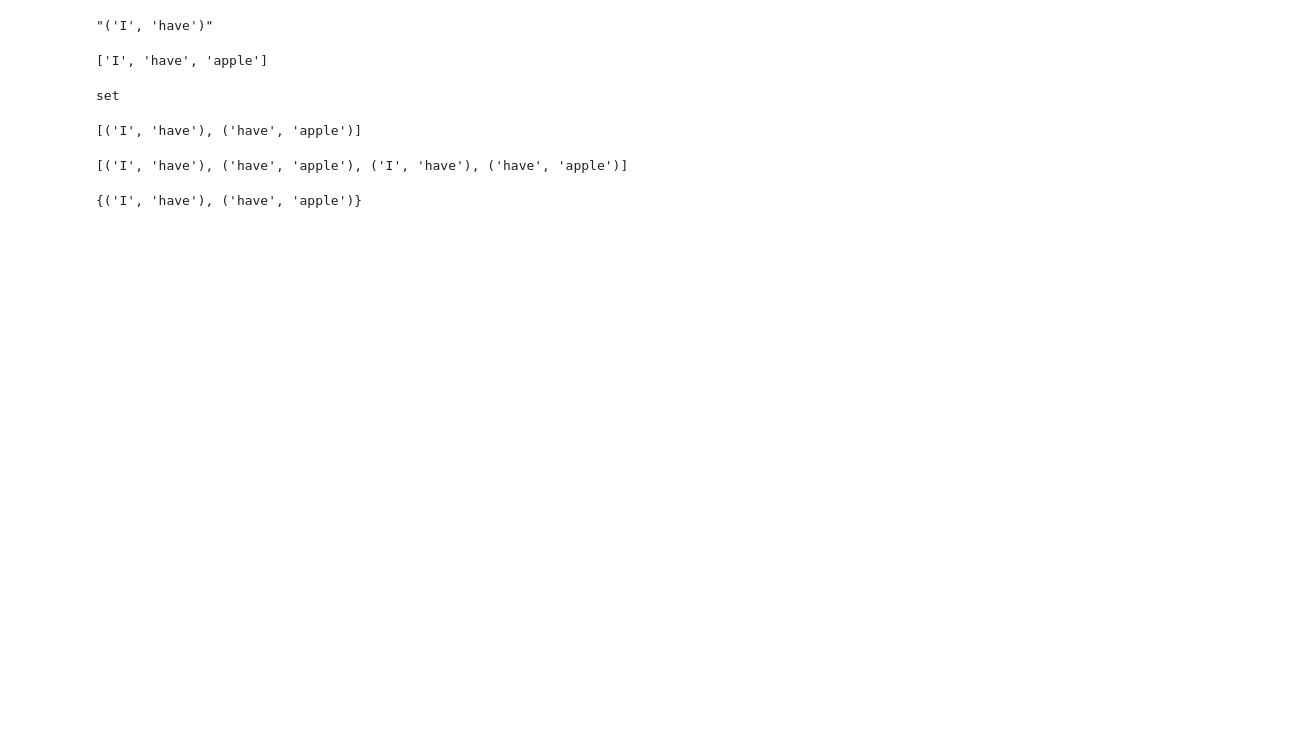
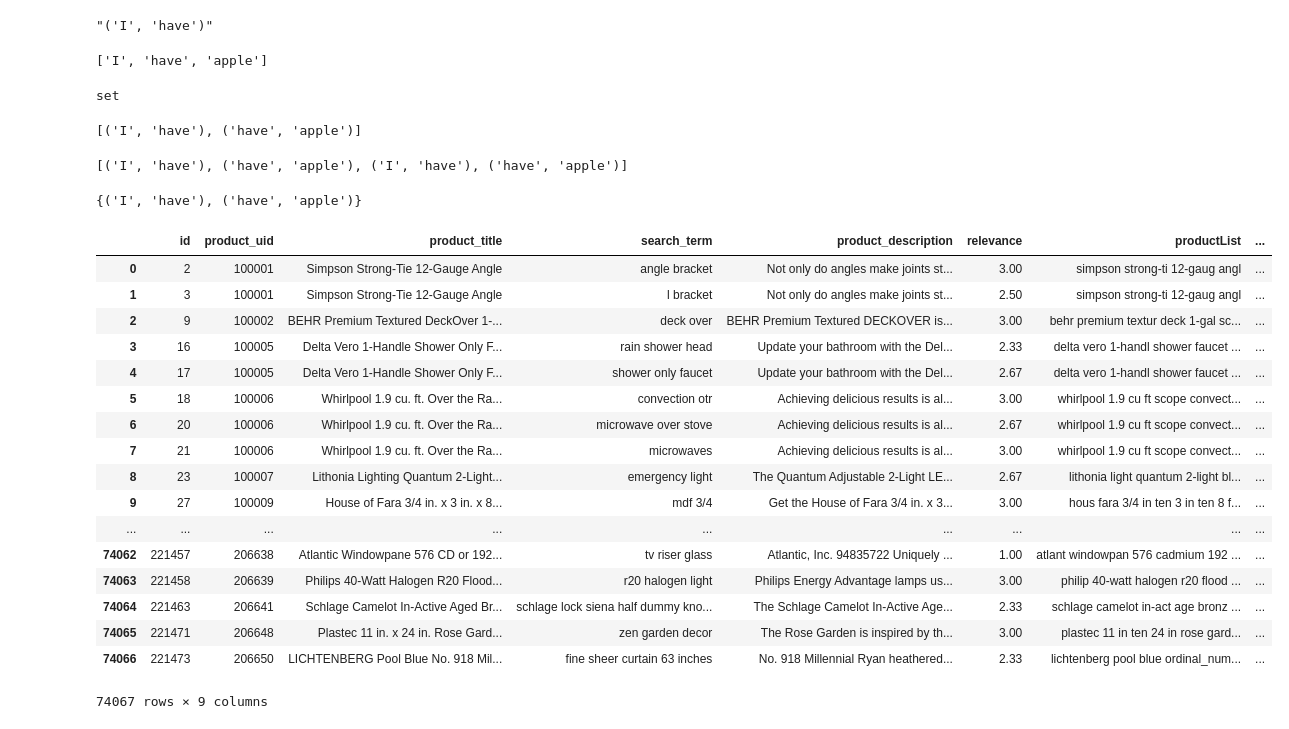
Before and after one commit to Zac2116/TextMining, a Jupyter notebook: lib/Untitled.ipynb, the cells around one changed output. Cells and saved outputs as stored; diff of their text form; code cells hidden in the pictures; blank space fills up the shorter version.

```diff
--- a/lib/Untitled.ipynb
+++ b/lib/Untitled.ipynb
@@ -55,0 +58,23 @@ set(a)
+# %%
+clean =pd.read_csv("~/Desktop/train_clean.csv")
+# %%
+clean
+# %% [output]
+|  | id | product_uid | product_title | search_term | product_description | relevance | productList | ... |
+| 0 | 2 | 100001 | Simpson Strong-Tie 12-Gauge Angle | angle bracket | Not only do angles make joints st... | 3.00 | simpson strong-ti 12-gaug angl | ... |
+| 1 | 3 | 100001 | Simpson Strong-Tie 12-Gauge Angle | l bracket | Not only do angles make joints st... | 2.50 | simpson strong-ti 12-gaug angl | ... |
+| 2 | 9 | 100002 | BEHR Premium Textured DeckOver 1-... | deck over | BEHR Premium Textured DECKOVER is... | 3.00 | behr premium textur deck 1-gal sc... | ... |
+| 3 | 16 | 100005 | Delta Vero 1-Handle Shower Only F... | rain shower head | Update your bathroom with the Del... | 2.33 | delta vero 1-handl shower faucet ... | ... |
+| 4 | 17 | 100005 | Delta Vero 1-Handle Shower Only F... | shower only faucet | Update your bathroom with the Del... | 2.67 | delta vero 1-handl shower faucet ... | ... |
+| 5 | 18 | 100006 | Whirlpool 1.9 cu. ft. Over the Ra... | convection otr | Achieving delicious results is al... | 3.00 | whirlpool 1.9 cu ft scope convect... | ... |
+| 6 | 20 | 100006 | Whirlpool 1.9 cu. ft. Over the Ra... | microwave over stove | Achieving delicious results is al... | 2.67 | whirlpool 1.9 cu ft scope convect... | ... |
+| 7 | 21 | 100006 | Whirlpool 1.9 cu. ft. Over the Ra... | microwaves | Achieving delicious results is al... | 3.00 | whirlpool 1.9 cu ft scope convect... | ... |
+| 8 | 23 | 100007 | Lithonia Lighting Quantum 2-Light... | emergency light | The Quantum Adjustable 2-Light LE... | 2.67 | lithonia light quantum 2-light bl... | ... |
+| 9 | 27 | 100009 | House of Fara 3/4 in. x 3 in. x 8... | mdf 3/4 | Get the House of Fara 3/4 in. x 3... | 3.00 | hous fara 3/4 in ten 3 in ten 8 f... | ... |
+| ... | ... | ... | ... | ... | ... | ... | ... | ... |
+| 74062 | 221457 | 206638 | Atlantic Windowpane 576 CD or 192... | tv riser glass | Atlantic, Inc. 94835722 Uniquely ... | 1.00 | atlant windowpan 576 cadmium 192 ... | ... |
+| 74063 | 221458 | 206639 | Philips 40-Watt Halogen R20 Flood... | r20 halogen light | Philips Energy Advantage lamps us... | 3.00 | philip 40-watt halogen r20 flood ... | ... |
+| 74064 | 221463 | 206641 | Schlage Camelot In-Active Aged Br... | schlage lock siena half dummy kno... | The Schlage Camelot In-Active Age... | 2.33 | schlage camelot in-act age bronz ... | ... |
+| 74065 | 221471 | 206648 | Plastec 11 in. x 24 in. Rose Gard... | zen garden decor | The Rose Garden is inspired by th... | 3.00 | plastec 11 in ten 24 in rose gard... | ... |
+| 74066 | 221473 | 206650 | LICHTENBERG Pool Blue No. 918 Mil... | fine sheer curtain 63 inches | No. 918 Millennial Ryan heathered... | 2.33 | lichtenberg pool blue ordinal_num... | ... |
+74067 rows × 9 columns
```
Also changed, not shown: parts of 1 cell of this notebook, 2 other files.
